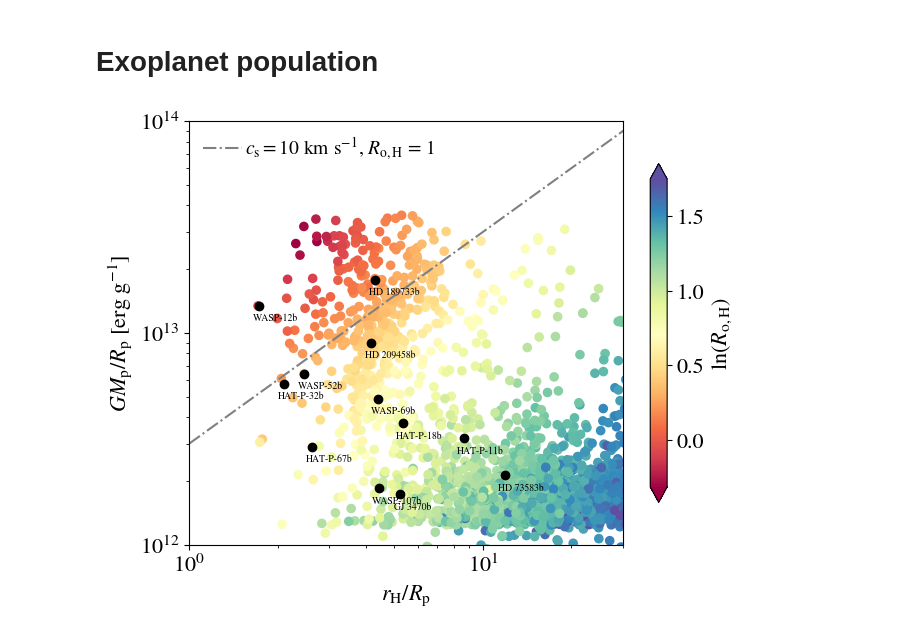
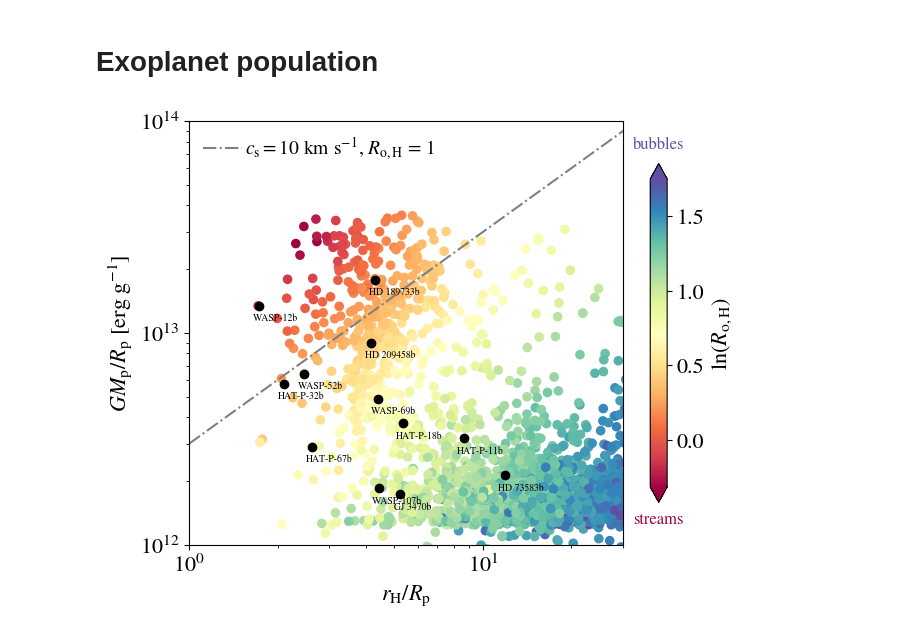
Before and after one commit to morganemacleod/PWMorphology, a Jupyter notebook: WindMorphology-PaperFigs.ipynb, the cells around one changed output. Drawn from its saved outputs; the diff is of its cells as text; code cells hidden in the pictures.

```diff
--- a/WindMorphology-PaperFigs.ipynb
+++ b/WindMorphology-PaperFigs.ipynb
@@ -551,6 +551,6 @@ read_data...reading file /Volumes/LaCie/streams/grida/a0.025/l8r2/PW.out1.00003.
 [figure]
 # %%
-d,sep,b,sigma,vr = read_get_sigmab(base_dir="/Volumes/LaCie/streams/grida/a0.05/l2r0.5/",
+d,sep,b,sigma,vr = read_get_sigmab(base_dir="/Users/morganmacleod/DATA/streams_backup/grida/a0.05/l2r0.5/",
                              fn="PW.out1.00003.athdf",
                              level=3,
                              x1_min=7e10,
@@ -599,9 +600,9 @@ grid = ImageGrid(fig, 111,
                  cbar_location='right',
                  cbar_mode='edge')
 
-dirlist = ["/Volumes/LaCie/streams/grida/a0.025/l2r1/",
-           "/Volumes/LaCie/streams/grida/a0.025/l4r1/",
-           "/Volumes/LaCie/streams/grida/a0.025/l8r1/"]
+dirlist = ["/Users/morganmacleod/DATA/streams_backup/grida/a0.025/l2r1/",
+           "/Users/morganmacleod/DATA/streams_backup/grida/a0.025/l4r1/",
+           "/Users/morganmacleod/DATA/streams_backup/grida/a0.025/l8r1/"]
 titles = [r'$\lambda_{\rm p} = 2$',
           r'$\lambda_{\rm p} = 4$',
           r'$\lambda_{\rm p} = 8$']
@@ -713,7 +714,7 @@ for i,base_dir in enumerate(dirlist):
     #### SHOCKS PANEL
     im=grid[i+6].pcolormesh(d['x'][:,th_ind,:]/xyscale,
                    d['y'][:,th_ind,:]/xyscale,
-                   np.where(sel,d['divV'],np.nan)[:,th_ind,:]/omega_orb,
+                   np.where(sel,d['divV'],np.nan)[:,th_ind,:]/Omega,
                    cmap=plt.cm.PuOr,vmin=-10,vmax=10,rasterized=True)
     grid[i+6].cax.colorbar(im,label=r"$(\nabla \cdot v) / \Omega_{\rm orb}$",extend='both')
 
@@ -773,9 +825,9 @@ plt.savefig("figures/lp_progression_all3.pdf",bbox_inches='tight',dpi=150)
 # %% [markdown]
 # Phase Space
 # %%
-dirlist = ["/Volumes/LaCie/streams/grida/a0.025/l2r1/",
-           "/Volumes/LaCie/streams/grida/a0.025/l4r1/",
-           "/Volumes/LaCie/streams/grida/a0.025/l8r1/"]
+#dirlist = ["/Volumes/LaCie/streams/grida/a0.025/l2r1/",
+#           "/Volumes/LaCie/streams/grida/a0.025/l4r1/",
+#           "/Volumes/LaCie/streams/grida/a0.025/l8r1/"]
 titles = [r'$\lambda_{\rm p} = 2$',
           r'$\lambda_{\rm p} = 4$',
           r'$\lambda_{\rm p} = 8$']
@@ -836,8 +888,9 @@ for i,base_dir in enumerate(dirlist):
     rp*=7e9
 
 
-
-
+    vorb = np.sqrt(c.G*(orb['m1'][0]+orb['m2'][0])/orb['sep'][0])
+    lorb = orb['sep'][0]*vorb
+    Eorb = 0.5*vorb**2
 
     sel = (d['r0']>0.3)
     h,xe,ye = np.histogram2d(d['l'][sel]/lorb,(d['EK']+d['EPot'])[sel]/Eorb,bins=60,range=[[0.25,1.5],[-2.5,0.5]])
@@ -902,9 +955,9 @@ grid = ImageGrid(fig, 111,
                  cbar_location='right',
                  cbar_mode=None)
 
-dirlist = ["/Volumes/LaCie/streams/grida/a0.025/l2r1/",
-           "/Volumes/LaCie/streams/grida/a0.025/l4r1/",
-           "/Volumes/LaCie/streams/grida/a0.025/l8r1/"]
+#dirlist = ["/Volumes/LaCie/streams/grida/a0.025/l2r1/",
+#           "/Volumes/LaCie/streams/grida/a0.025/l4r1/",
+#           "/Volumes/LaCie/streams/grida/a0.025/l8r1/"]
 titles = [r'$\lambda_{\rm p} = 2$',
           r'$\lambda_{\rm p} = 4$',
           r'$\lambda_{\rm p} = 8$']
@@ -1407,31 +1474,36 @@ cbar.ax.set_ylabel(r'$\ln(R_{\rm o,H})$')
 
 #####################################################
 # helium planets
 name1 = np.array(['HAT-P-18b', 'HD 209458b', 'HD 189733b',  'WASP-69b', 'WASP-107b', 'HAT-P-32b', 'WASP-52b', 'HD 73583b', 'HAT-P-11b', 'GJ 3470b',  "WASP-12b", "HAT-P-67b"])
 semimajor1  = np.array([0.0559,  0.047, 0.031,  0.045, 0.055, 0.0343, 0.027, 0.0604,  0.0525, 0.035,  0.0232, 0.06505])
 pl_rad1  = np.array([0.95,1.36,  1.13,  1.057, 0.92, 1.789, 1.27, 0.25,  0.39, 0.41, 1.937, 2.085 ])
 st_mass1  = np.array([0.77,  1.13, 0.84, 0.76, 0.683, 1.255, 0.853, 0.73, 0.77, 0.5,  1.4, 1.642 ])
 pl_mass1  = np.array([ 0.20,  0.69, 1.13,  0.29, 0.096, 0.58, 0.46, 0.03, 0.07, 0.04, 1.465, 0.34])
 
 xaxis1 = (semimajor1*1.49e13*pow(pl_mass1*1.9e30/(3*st_mass1*2.0e33), 1./3.0))/(pl_rad1*7.14e9)
 yaxis1 = 6.67e-8*pl_mass1*1.9e30/(pl_rad1*7.14e9)
 plt.scatter(xaxis1, yaxis1, color='k',s=36)
 for i in range(len(name1)):
 	plt.text(0.95*xaxis1[i], 0.85*yaxis1[i], name1[i], color='black', fontsize=7)
 ######################################################
 
 x_rratio = np.linspace(1.0, 1000, 100)
 y_cs10 = 3 * (1e6/1)**2 * x_rratio # cs = 10, Ro = 1
 plt.loglog(x_rratio, y_cs10, label=r'$c_\mathrm{s} = 10$ km s$^{-1}$, $R_{\rm o,H}$ = 1',ls='-.', color="grey")
 
 
 plt.xlabel(r"$r_\mathrm{H}/R_\mathrm{p}$")
 plt.ylabel("$GM_\mathrm{p}/R_\mathrm{p}$ [erg g$^{-1}$]")
 plt.legend(loc=2, frameon=False)
 plt.xlim(1.0, 30.0)
 plt.ylim(1.0e12, 1.0e14)
 
 
+cbar.ax.text(0.5, 1.1, 'bubbles', ha='center', transform=cbar.ax.transAxes,fontsize=12,color=cm(0.999))
+cbar.ax.text(0.5, -0.12, 'streams', ha='center', transform=cbar.ax.transAxes,fontsize=12,color=cm(0.001))
+
+
+
 plt.savefig("figures/exoplanets.pdf",bbox_inches='tight',dpi=150)
 # %% [output]
-[figure, old version]
+[figure, new version]
```
Also changed, not shown: parts of 10 cells of this notebook, 13 other files.
